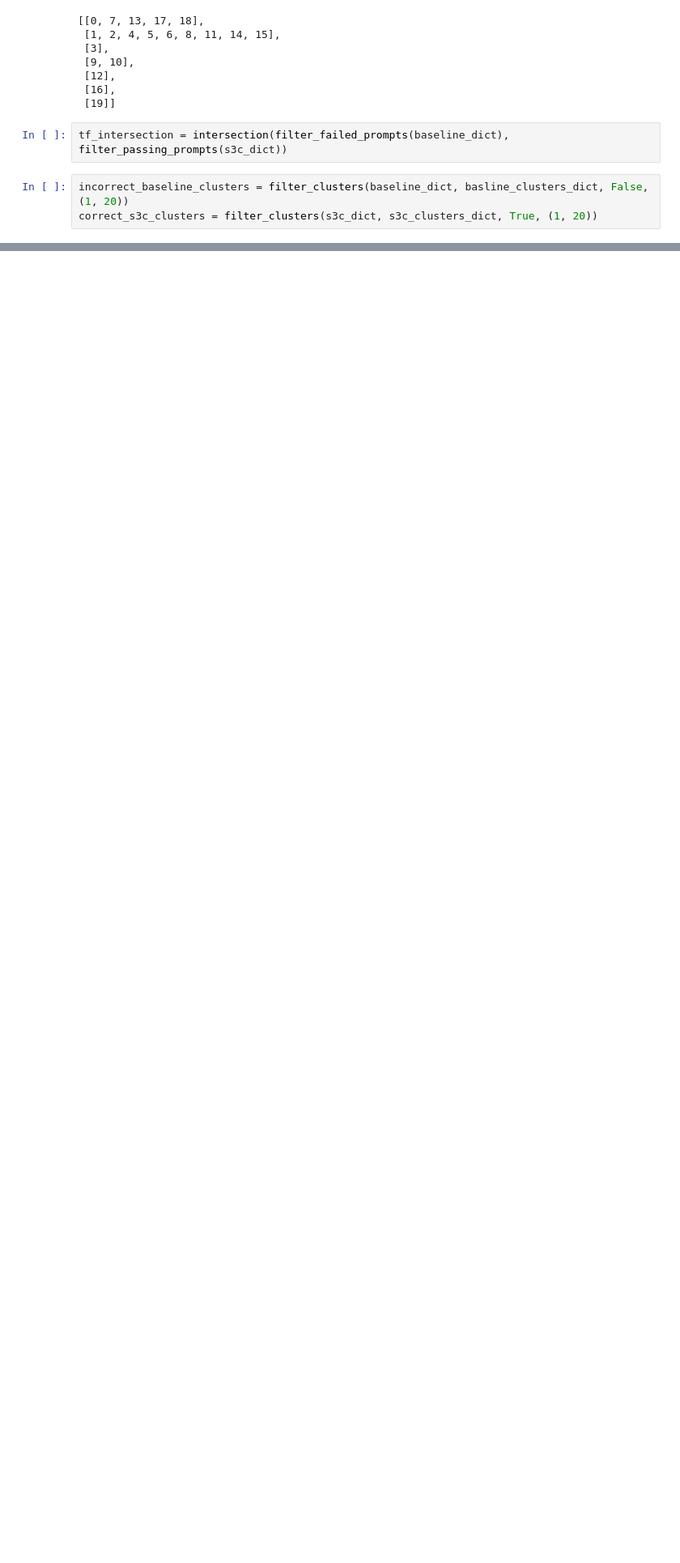
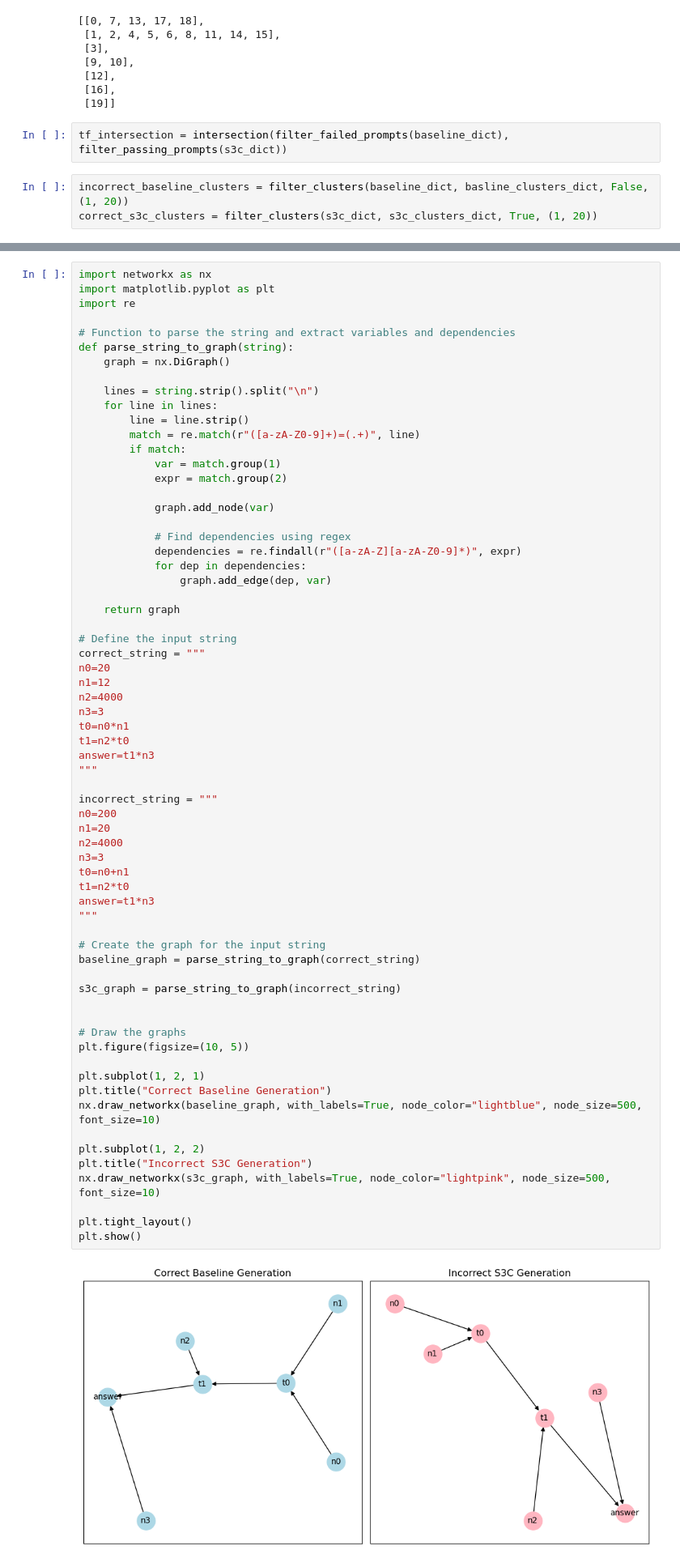
Before and after one commit to AK-Reid/tte, a Jupyter notebook: gsm-basline-s3c-comparison.ipynb, the cells around one changed output, grey strips where cells are left out. Shown: that part at 81% size. Cells and saved outputs as stored; diff of their text form; blank space fills up the shorter version.

```diff
--- a/gsm-basline-s3c-comparison.ipynb
+++ b/gsm-basline-s3c-comparison.ipynb
@@ -248,0 +310,68 @@ Notes:
+# %%
+import networkx as nx
+import matplotlib.pyplot as plt
+import re
+
+# Function to parse the string and extract variables and dependencies
+def parse_string_to_graph(string):
+    graph = nx.DiGraph()
+
+    lines = string.strip().split("\n")
+    for line in lines:
+        line = line.strip()
+        match = re.match(r"([a-zA-Z0-9]+)=(.+)", line)
+        if match:
+            var = match.group(1)
+            expr = match.group(2)
+
+            graph.add_node(var)
+
+            # Find dependencies using regex
+            dependencies = re.findall(r"([a-zA-Z][a-zA-Z0-9]*)", expr)
+            for dep in dependencies:
+                graph.add_edge(dep, var)
+
+    return graph
+
+# Define the input string
+correct_string = """
+n0=20
+n1=12
+n2=4000
+n3=3
+t0=n0*n1
+t1=n2*t0
+answer=t1*n3
+"""
+
+incorrect_string = """
+n0=200
+n1=20
+n2=4000
+n3=3
+t0=n0+n1
+t1=n2*t0
+answer=t1*n3
+"""
+
+# Create the graph for the input string
+baseline_graph = parse_string_to_graph(correct_string)
+
+s3c_graph = parse_string_to_graph(incorrect_string)
+
+
+# Draw the graphs
+plt.figure(figsize=(10, 5))
+
+plt.subplot(1, 2, 1)
+plt.title("Correct Baseline Generation")
+nx.draw_networkx(baseline_graph, with_labels=True, node_color="lightblue", node_size=500, font_size=10)
+
+plt.subplot(1, 2, 2)
+plt.title("Incorrect S3C Generation")
+nx.draw_networkx(s3c_graph, with_labels=True, node_color="lightpink", node_size=500, font_size=10)
+
+plt.tight_layout()
+plt.show()
+# %% [output]
+[figure, added]
```
Also changed, not shown: parts of 10 cells of this notebook, 7 other files.
